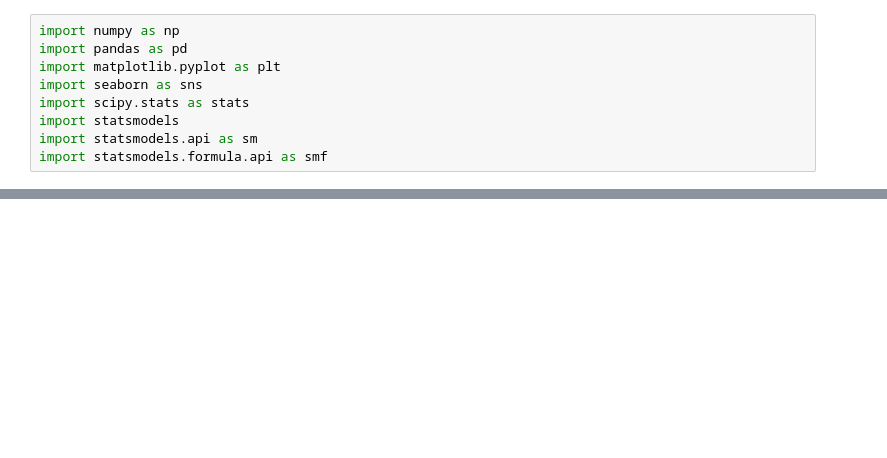
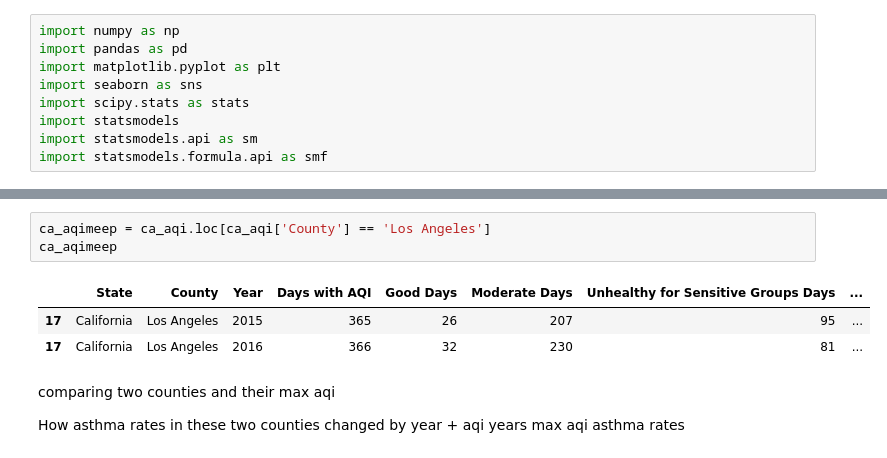
Before and after one commit to ENVS110a-SP23/group5-project, a Jupyter notebook: DataAnalysis.ipynb, the cells around one changed output, grey strips where cells are left out. Cells and saved outputs as stored; diff of their text form; blank space fills up the shorter version.

```diff
--- a/DataAnalysis.ipynb
+++ b/DataAnalysis.ipynb
@@ -51,0 +93,15 @@ ca_asthma2015.head()
+# %%
+ca_aqimeep = ca_aqi.loc[ca_aqi['County'] == 'Los Angeles']
+ca_aqimeep
+# %% [output]
+|  | State | County | Year | Days with AQI | Good Days | Moderate Days | Unhealthy for Sensitive Groups Days | ... |
+| 17 | California | Los Angeles | 2015 | 365 | 26 | 207 | 95 | ... |
+| 17 | California | Los Angeles | 2016 | 366 | 32 | 230 | 81 | ... |
+# %% [markdown]
+comparing two counties and their max aqi
+
+
+How asthma rates in these two counties changed by year + aqi
+years
+max aqi
+asthma rates
```
Also changed, not shown: parts of 2 cells of this notebook, 2 other files.
